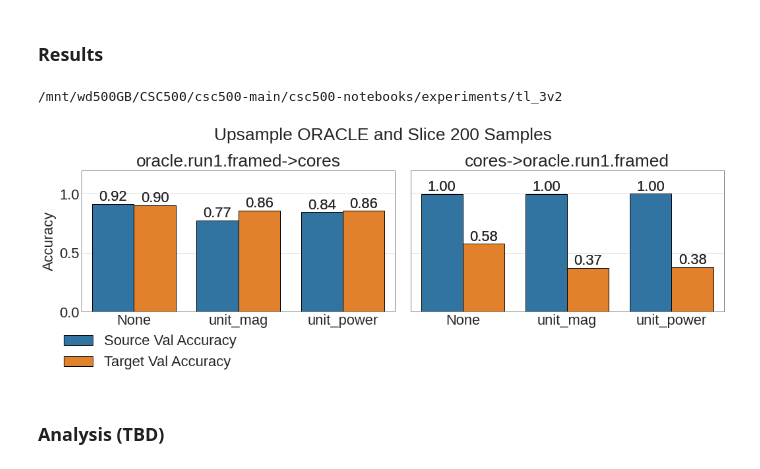
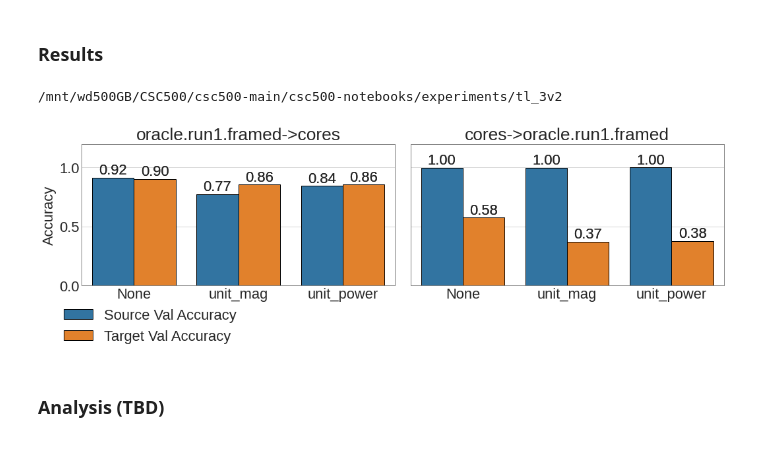
Before and after one commit to stevester94/csc500-notebooks, a Jupyter notebook: analysis/analysis.ipynb, the cells around one changed output. Saved outputs shown, nothing was run; the diff lists cells and outputs as text; code cells hidden in the pictures.

```diff
--- a/analysis/analysis.ipynb
+++ b/analysis/analysis.ipynb
@@ -1091,11 +1135,12 @@ Put another way, accuracy is boosted from the perspective of WISIG only, and deg
 # %% [markdown]
 ### Results
 # %%
-show_tl_3_upsample_and_slice("Upsample ORACLE and Slice 200 Samples", (-1.15, -0.5))
+# show_tl_3_upsample_and_slice("Upsample ORACLE and Slice 200 Samples", (-1.15, -0.5))
+show_tl_3_upsample_and_slice("", (-1.15, -0.5))
 plt.savefig("/tmp/upsample_and_slice.png", bbox_inches="tight")
 # %% [output]
 /mnt/wd500GB/CSC500/csc500-main/csc500-notebooks/experiments/tl_3v2
-[figure, old version]
+[figure, new version]
 # %% [markdown]
 ### Analysis (TBD)
 # %% [markdown]
```
Also changed, not shown: parts of 18 cells of this notebook, 1 other file.
